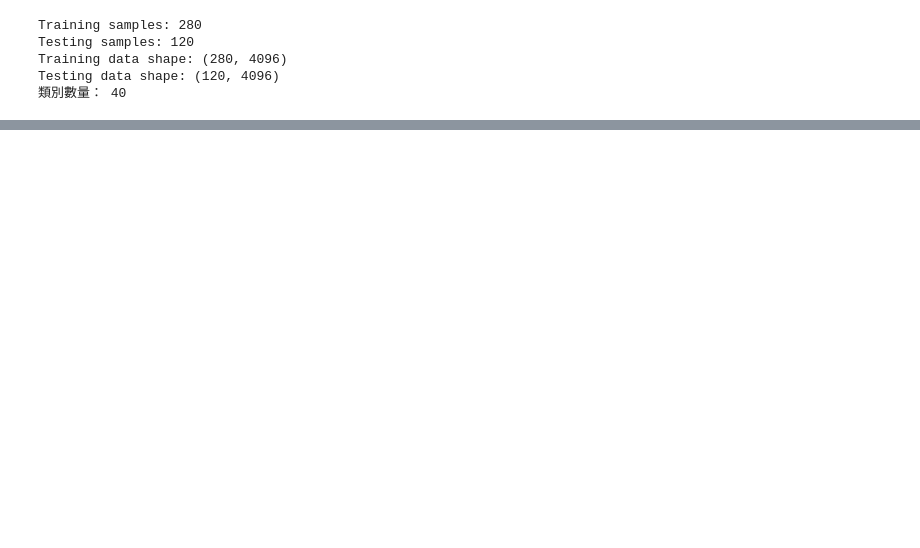
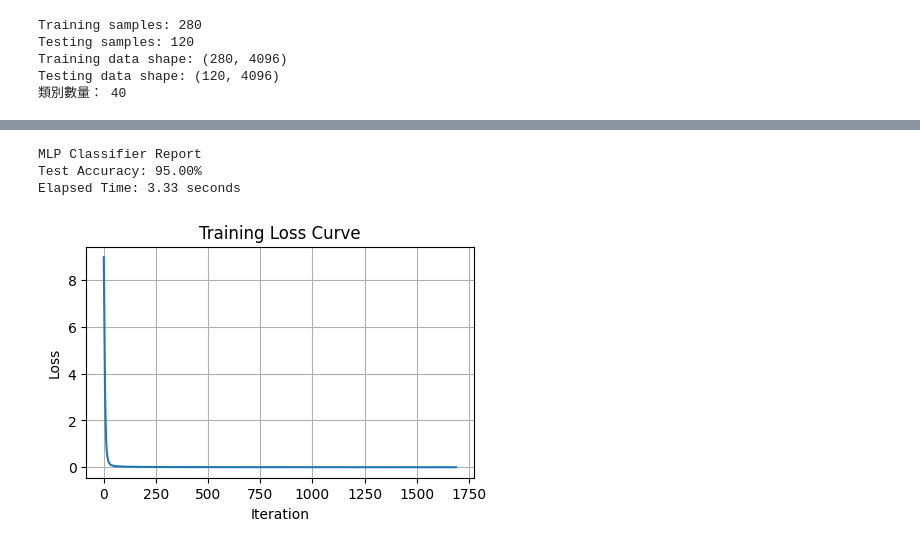
Before and after one commit to TZU-CHI1115/ML711333104, a Jupyter notebook: HW3_1.ipynb, the cells around one changed output, grey strips where cells are left out. Cells and saved outputs as stored; diff of their text form; code cells hidden in the pictures; blank space fills up the shorter version.

```diff
--- a/HW3_1.ipynb
+++ b/HW3_1.ipynb
@@ -158,0 +424,16 @@ LogisticRegression(C=0.1, max_iter=1000000, tol=1e-06)
+# %%
+result = run_mlp_classifier(
+    X_train_pca, X_test_pca, y_train, y_test,
+    hidden_layers=(300,),
+    activation='relu',
+    solver='sgd',
+    print_report=True,
+    random_state=42
+)
+
+plot_mlp_loss_curve(result['model'])
+# %% [output]
+MLP Classifier Report
+Test Accuracy: 95.00%
+Elapsed Time: 3.33 seconds
+[figure, added]
```
Also changed, not shown: parts of 47 cells of this notebook, 2 other files.
